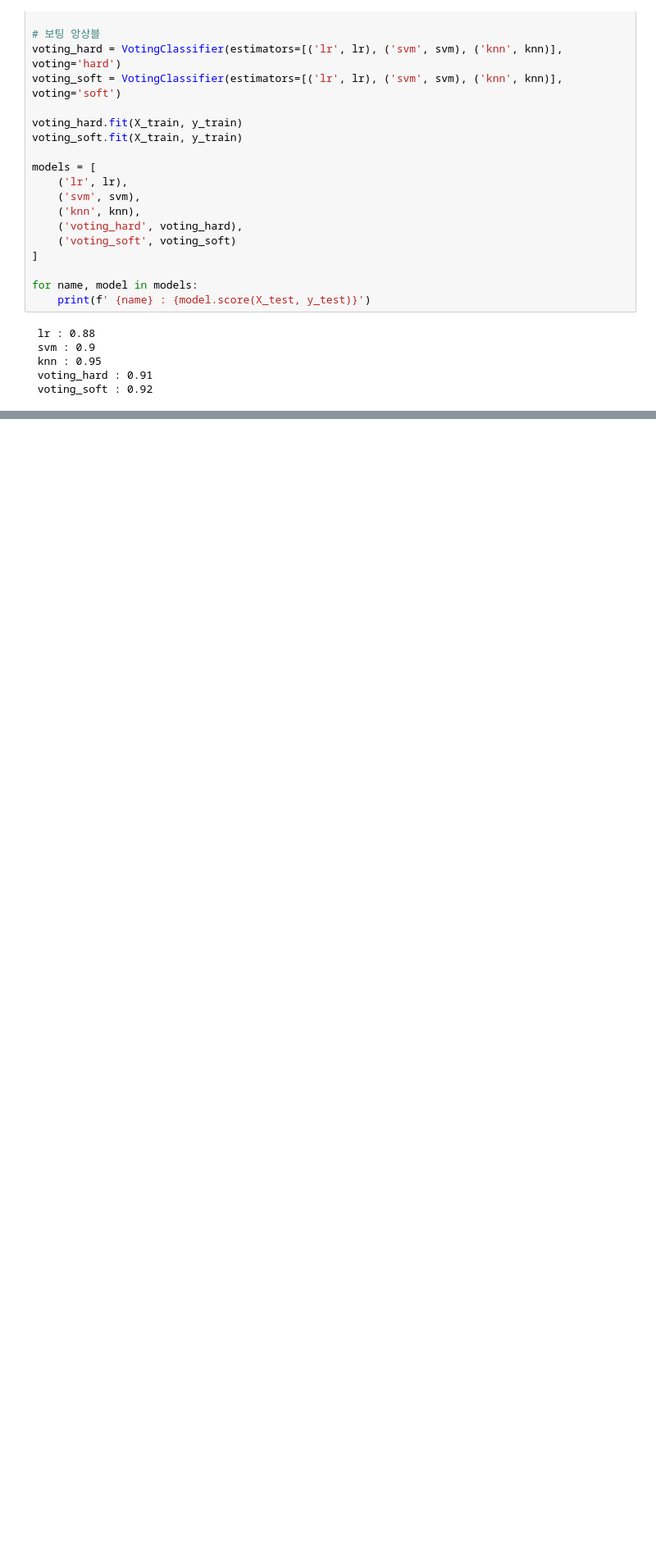
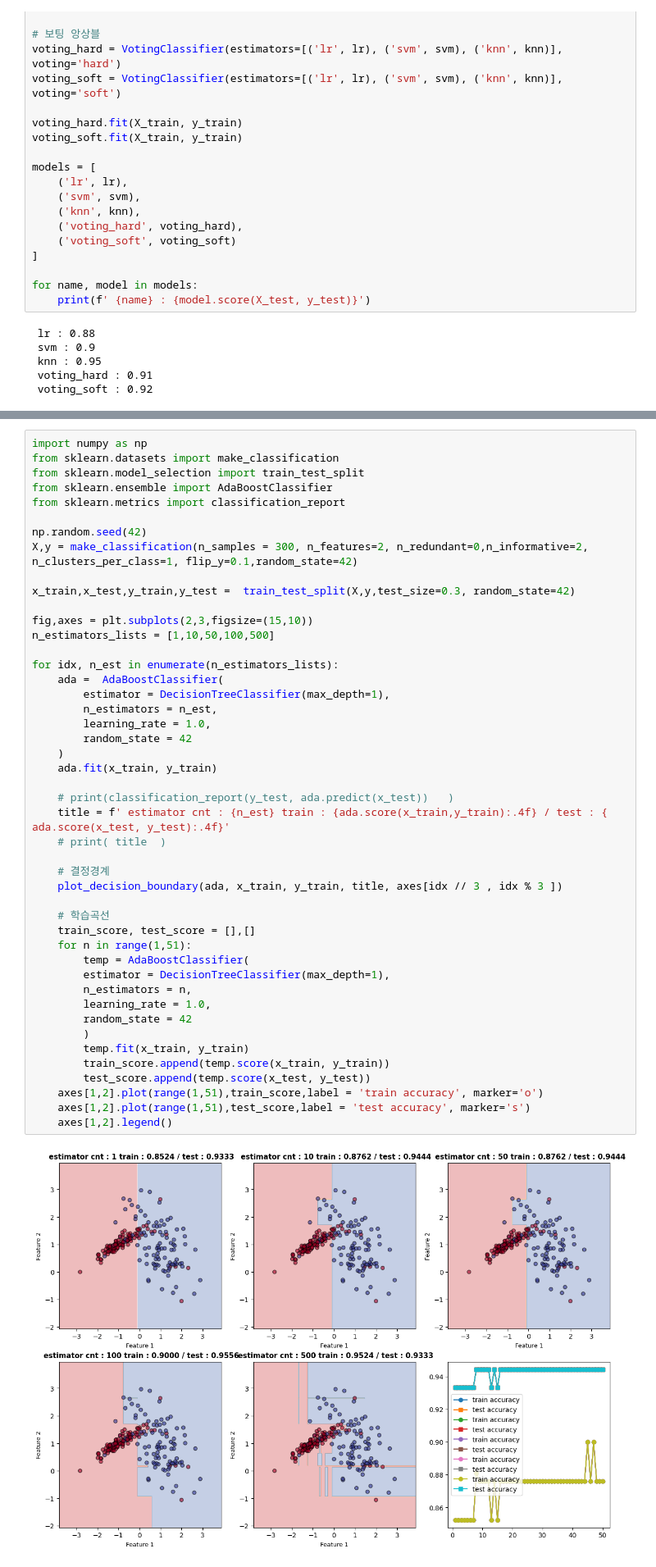
Before and after one commit to djdjdjdfh1/python_basic, a Jupyter notebook: marchine-learning/03.ensemble.ipynb, the cells around one changed output, grey strips where cells are left out. Shown at 82% size. Saved outputs shown, nothing was run; the diff lists cells and outputs as text; blank space fills up the shorter version.

```diff
--- a/marchine-learning/03.ensemble.ipynb
+++ b/marchine-learning/03.ensemble.ipynb
@@ -98,0 +253,49 @@ for name, model in models:
+# %%
+import numpy as np
+from sklearn.datasets import make_classification
+from sklearn.model_selection import train_test_split
+from sklearn.ensemble import AdaBoostClassifier
+from sklearn.metrics import classification_report
+
+np.random.seed(42)
+X,y = make_classification(n_samples = 300, n_features=2, n_redundant=0,n_informative=2,
+n_clusters_per_class=1, flip_y=0.1,random_state=42)
+
+x_train,x_test,y_train,y_test =  train_test_split(X,y,test_size=0.3, random_state=42)
+
+fig,axes = plt.subplots(2,3,figsize=(15,10))
+n_estimators_lists = [1,10,50,100,500]
+
+for idx, n_est in enumerate(n_estimators_lists):
+    ada =  AdaBoostClassifier(
+        estimator = DecisionTreeClassifier(max_depth=1),
+        n_estimators = n_est,
+        learning_rate = 1.0,
+        random_state = 42
+    )
+    ada.fit(x_train, y_train)
+
+    # print(classification_report(y_test, ada.predict(x_test))   )
+    title = f' estimator cnt : {n_est} train : {ada.score(x_train,y_train):.4f} / test : { ada.score(x_test, y_test):.4f}'
+    # print( title  )
+
+    # 결정경계
+    plot_decision_boundary(ada, x_train, y_train, title, axes[idx // 3 , idx % 3 ])
+
+    # 학습곡선
+    train_score, test_score = [],[]
+    for n in range(1,51):
+        temp = AdaBoostClassifier(
+        estimator = DecisionTreeClassifier(max_depth=1),
+        n_estimators = n,
+        learning_rate = 1.0,
+        random_state = 42
+        )
+        temp.fit(x_train, y_train)
+        train_score.append(temp.score(x_train, y_train))
+        test_score.append(temp.score(x_test, y_test))
+    axes[1,2].plot(range(1,51),train_score,label = 'train accuracy', marker='o')
+    axes[1,2].plot(range(1,51),test_score,label = 'test accuracy', marker='s')
+    axes[1,2].legend()
+# %% [output]
+[figure, added]
```
Also changed, not shown: parts of 7 cells of this notebook, 4 other files.
